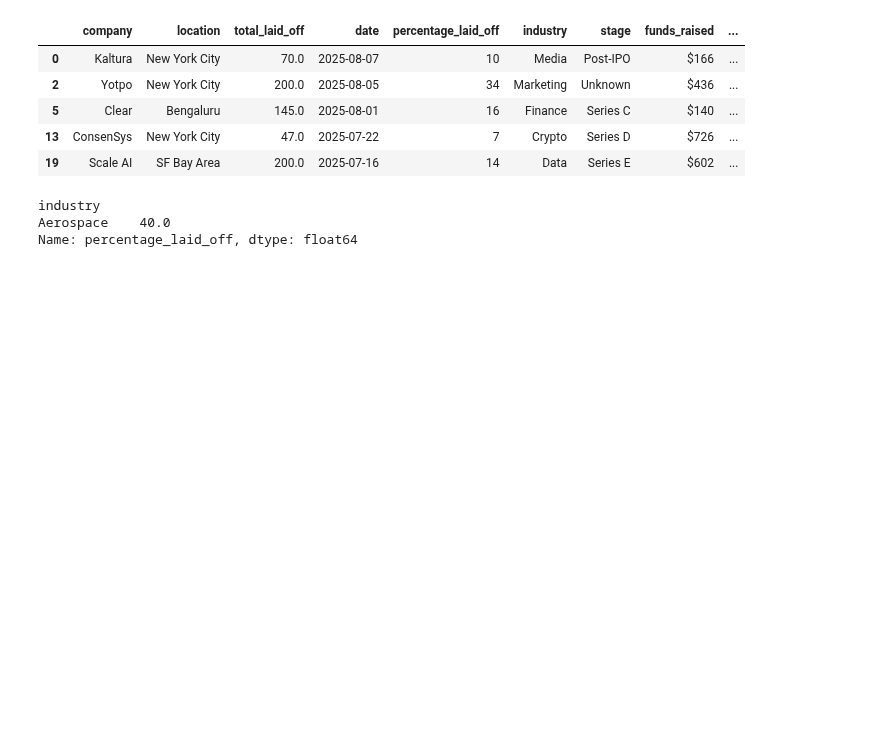
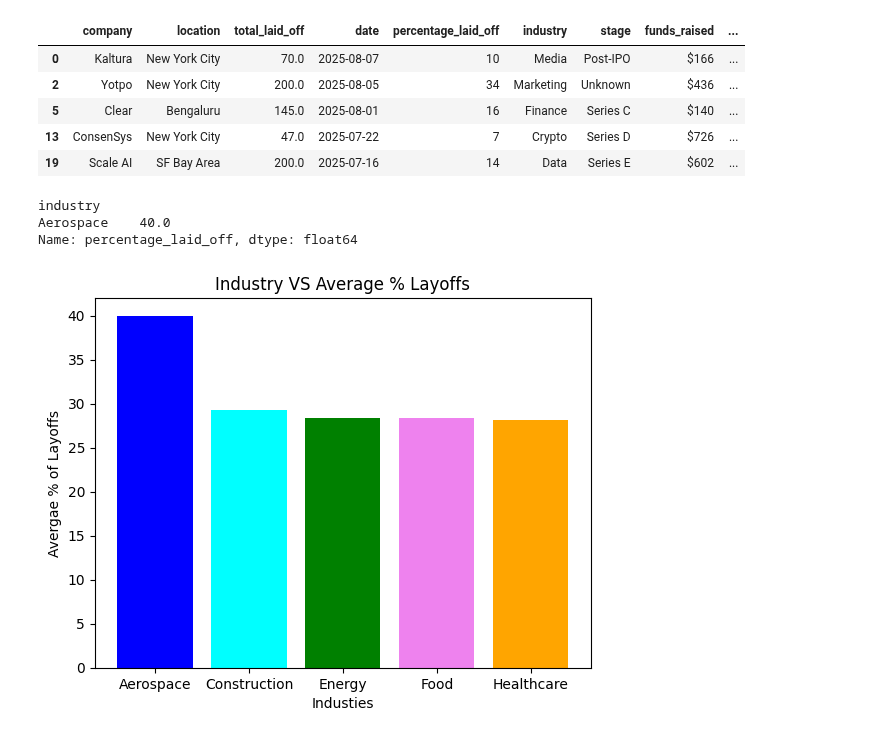
Before and after one commit to neerajcodes888/Recent-Layoffs-Case-Study, a Jupyter notebook: study.ipynb, the cells around one changed output. Cells and saved outputs as stored; diff of their text form; code cells hidden in the pictures; blank space fills up the shorter version.

```diff
--- a/study.ipynb
+++ b/study.ipynb
@@ -665,3 +665,14 @@ data.head()
 industry
 Aerospace    40.0
 Name: percentage_laid_off, dtype: float64
+# %%
+vis = data.groupby('industry')['percentage_laid_off'].mean().round(2).sort_values(ascending=False).head(5)
+x,y = vis.index,vis.values
+# %%
+plt.bar(x,y,color=['blue','cyan','green','violet','orange'])
+plt.title('Industry VS Average % Layoffs')
+plt.xlabel('Industies')
+plt.ylabel('Avergae % of Layoffs')
+plt.show()
+# %% [output]
+[figure, added]
```
Also changed, not shown: parts of 1 cell of this notebook.
